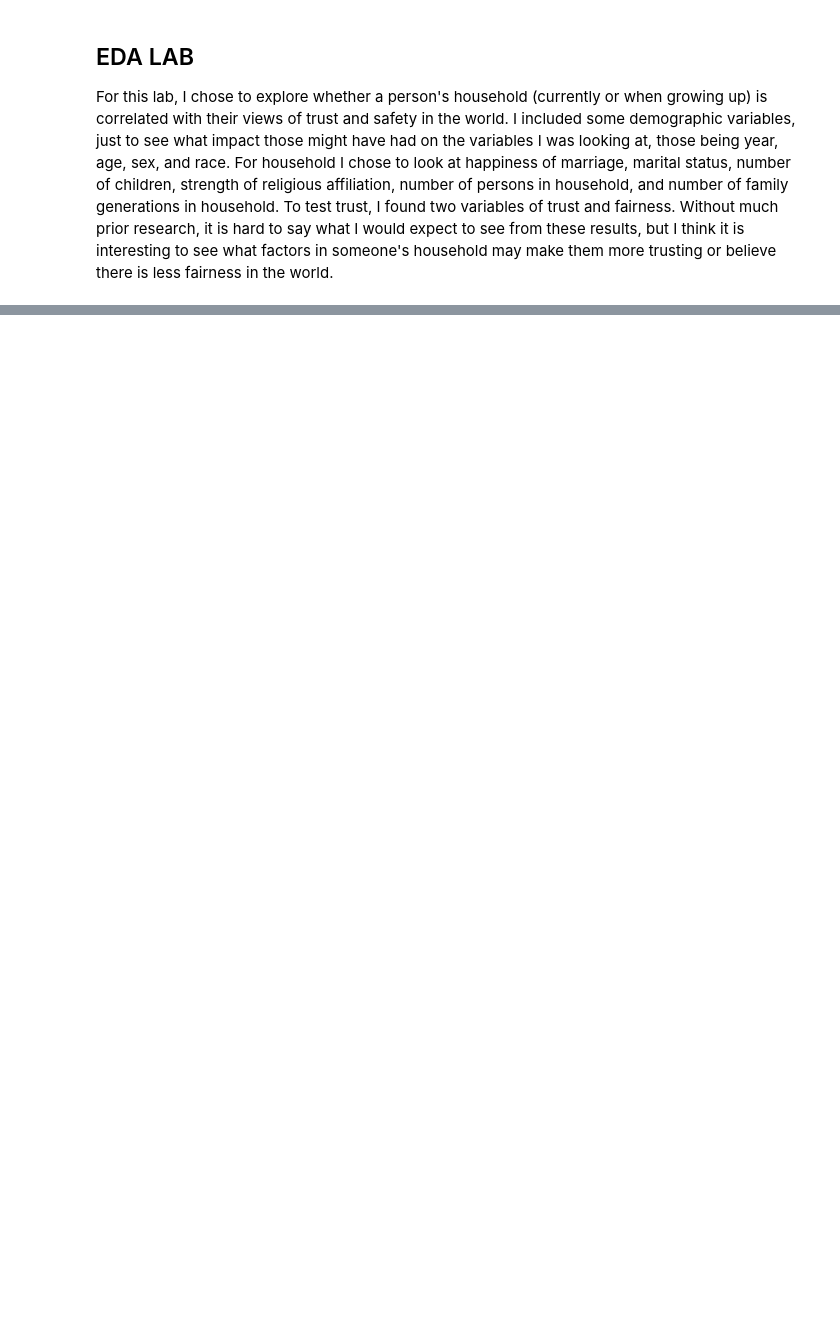
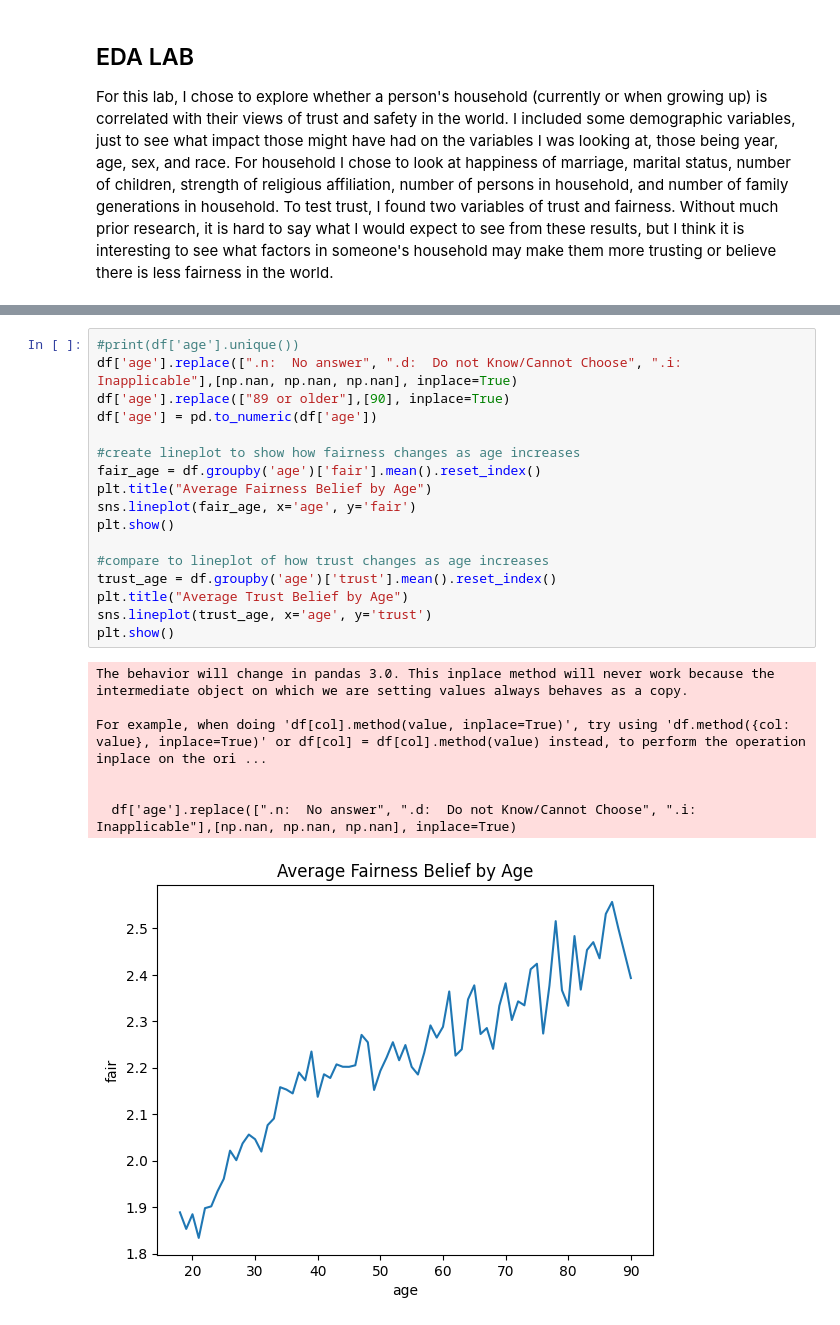
Before and after one commit to nylaup/EDA, a Jupyter notebook: lab/labwork.ipynb, the cells around one changed output, grey strips where cells are left out. Drawn from its saved outputs; the diff is of its cells as text; blank space fills up the shorter version.

```diff
--- a/lab/labwork.ipynb
+++ b/lab/labwork.ipynb
@@ -62,0 +60,25 @@ plt.show()
+# %%
+#print(df['age'].unique())
+df['age'].replace([".n:  No answer", ".d:  Do not Know/Cannot Choose", ".i:  Inapplicable"],[np.nan, np.nan, np.nan], inplace=True)
+df['age'].replace(["89 or older"],[90], inplace=True)
+df['age'] = pd.to_numeric(df['age'])
+
+#create lineplot to show how fairness changes as age increases
+fair_age = df.groupby('age')['fair'].mean().reset_index()
+plt.title("Average Fairness Belief by Age")
+sns.lineplot(fair_age, x='age', y='fair')
+plt.show()
+
+#compare to lineplot of how trust changes as age increases
+trust_age = df.groupby('age')['trust'].mean().reset_index()
+plt.title("Average Trust Belief by Age")
+sns.lineplot(trust_age, x='age', y='trust')
+plt.show()
+# %% [output]
+The behavior will change in pandas 3.0. This inplace method will never work because the intermediate object on which we are setting values always behaves as a copy.
+
+For example, when doing 'df[col].method(value, inplace=True)', try using 'df.method({col: value}, inplace=True)' or df[col] = df[col].method(value) instead, to perform the operation inplace on the ori ...
+
+
+  df['age'].replace([".n:  No answer", ".d:  Do not Know/Cannot Choose", ".i:  Inapplicable"],[np.nan, np.nan, np.nan], inplace=True)
+[figure, added]
```
Also changed, not shown: parts of 9 cells of this notebook.
